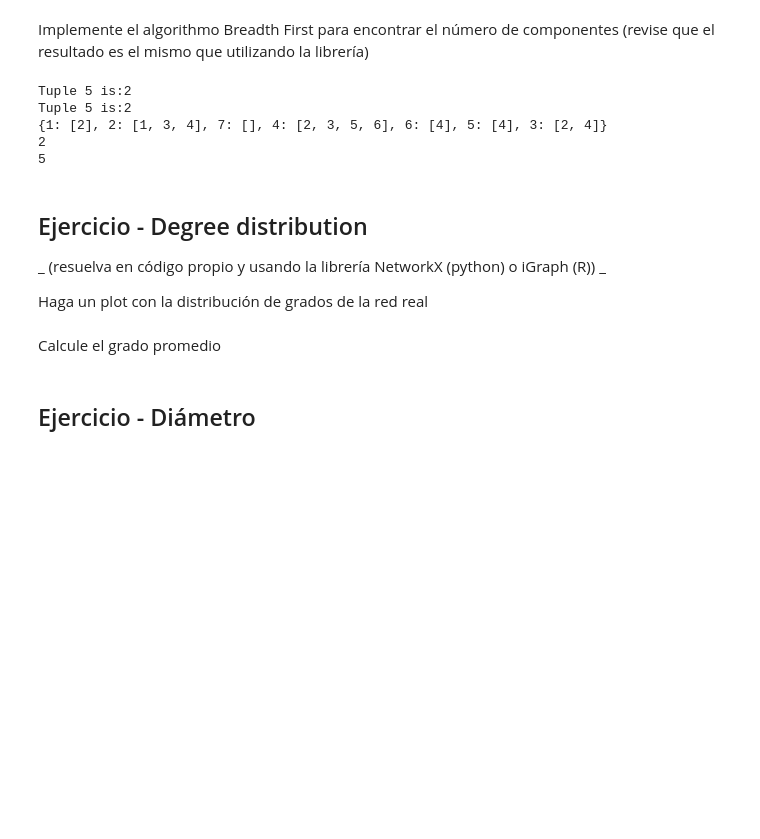
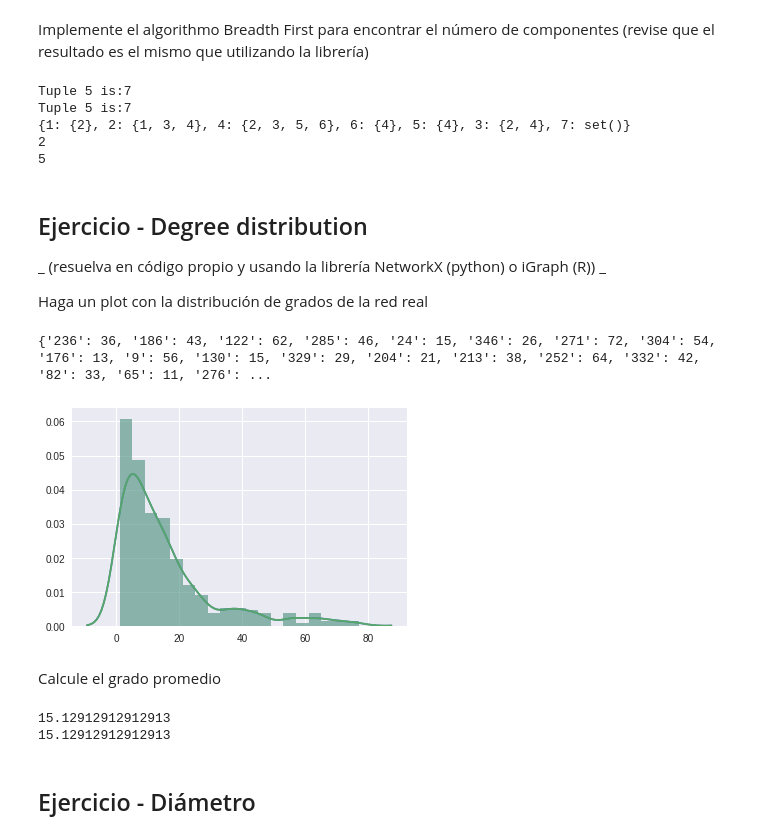
Before and after one commit to spulido99/NetworksAnalysis, a Jupyter notebook: santiagoangee/Ejercicio1.1.ipynb, the cells around one changed output. Saved outputs shown, nothing was run; the diff lists cells and outputs as text; code cells hidden in the pictures; blank space fills up the shorter version.

```diff
--- a/santiagoangee/Ejercicio1.1.ipynb
+++ b/santiagoangee/Ejercicio1.1.ipynb
@@ -468,13 +468,15 @@ from IPython.core.debugger import Tracer
 
 edges1 = np.genfromtxt('0.edges', dtype="int", delimiter= " ")
 
-edges2 = set([(1,2),(2,3),(2,4),(3,4),(4,5),(4,6),(7,0)])
+edges2 = set([(1,2),(2,3),(2,4),(3,4),(4,5),(4,6),(7,)])
 
 
 e = list(edges2)
 
 print ("Tuple 5 is:" + str(e[4][0]))
 print ("Tuple 5 is:" + str(e[4][0]))
+
+""" This method is for undirected graphs """
 
 def edges_to_graph(edges):
     edges = list(edges)
@@ -483,22 +485,19 @@ def edges_to_graph(edges):
     for i in range(0,len(edges)):
 
         if graph.get(edges[i][0], None):
-            graph[edges[i][0]].append(edges[i][1])
+            graph[edges[i][0]].add(edges[i][1])
         else:
-            if len(edges[i]) == 2 and edges[i][1] != 0:
-                graph[edges[i][0]] = [edges[i][1]]
+            if len(edges[i]) == 2:
+                graph[edges[i][0]] = set([edges[i][1]])
             else:
-                graph[edges[i][0]] = []
+                graph[edges[i][0]] = set([])
 
-        if len(edges[i]) == 2 and edges[i][1] != 0:
+        if len(edges[i]) == 2:
             if graph.get(edges[i][1], None):
-                graph[edges[i][1]].append(edges[i][0])
+                graph[edges[i][1]].add(edges[i][0])
             else:
-                graph[edges[i][1]] = [edges[i][0]]
+                graph[edges[i][1]] = set([edges[i][0]])
 
-    """ Sort keys and values """
-    for key, value in graph.items():
-        value.sort()
     return graph
 
 graph1 = edges_to_graph(edges1)
@@ -514,7 +513,7 @@ def bfs(graph, start):
         vertex = queue.popleft()
         if vertex not in visited:
             visited.add(vertex)
-            queue.extend(set(graph[vertex]) - visited)
+            queue.extend(graph[vertex] - visited)
     return visited
 
 def number_connected_components(graph):
@@ -533,9 +532,9 @@ print (str(number_connected_components(graph2)))
 
 print (str(number_connected_components(graph1)))
 # %% [output]
-Tuple 5 is:2
-Tuple 5 is:2
-{1: [2], 2: [1, 3, 4], 7: [], 4: [2, 3, 5, 6], 6: [4], 5: [4], 3: [2, 4]}
+Tuple 5 is:7
+Tuple 5 is:7
+{1: {2}, 2: {1, 3, 4}, 4: {2, 3, 5, 6}, 6: {4}, 5: {4}, 3: {2, 4}, 7: set()}
 2
 5
 # %% [markdown]
@@ -544,8 +543,52 @@ Tuple 5 is:2
 _ (resuelva en código propio y usando la librería NetworkX (python) o iGraph (R)) _
 
 Haga un plot con la distribución de grados de la red real
+# %%
+import numpy as np
+import networkx as nx
+import seaborn as sns
+
+%matplotlib inline
+
+edges1 = np.genfromtxt('0.edges', dtype="int", delimiter=" ")
+
+graph1 = edges_to_graph(edges1)
+
+def degrees(graph):
+    degrees = {}
+    for node, links in graph.items():
+        degrees[node] = len(links)
+    return degrees
+
+d = degrees(graph1)
+
+ax = sns.distplot(list(d.values()))
+
+""" With NetworkX """
+G = nx.read_edgelist('0.edges', delimiter=" ")
+
+print (G.degree())
+
+bx = sns.distplot(list(G.degree().values()))
+# %% [output]
+{'236': 36, '186': 43, '122': 62, '285': 46, '24': 15, '346': 26, '271': 72, '304': 54, '176': 13, '9': 56, '130': 15, '329': 29, '204': 21, '213': 38, '252': 64, '332': 42, '82': 33, '65': 11, '276': ...
+[figure, added]
 # %% [markdown]
 Calcule el grado promedio
+# %%
+""" Without NetworkX """
+
+k_mean = sum(d.values())/len(d)
+
+print (k_mean)
+
+""" With NetworkX """
+d_nx = G.degree()
+k_mean_nx = sum(d_nx.values())/len(d_nx)
+print (k_mean)
+# %% [output]
+15.12912912912913
+15.12912912912913
 # %% [markdown]
 ## Ejercicio - Diámetro
 # %%
```
Also changed, not shown: parts of 4 cells of this notebook.
